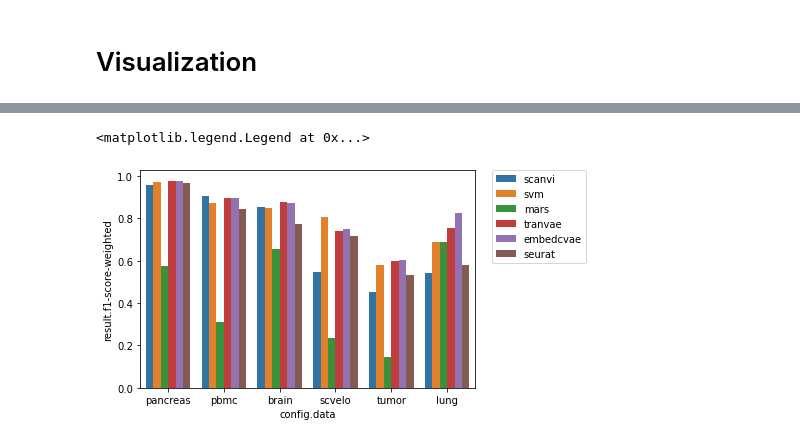
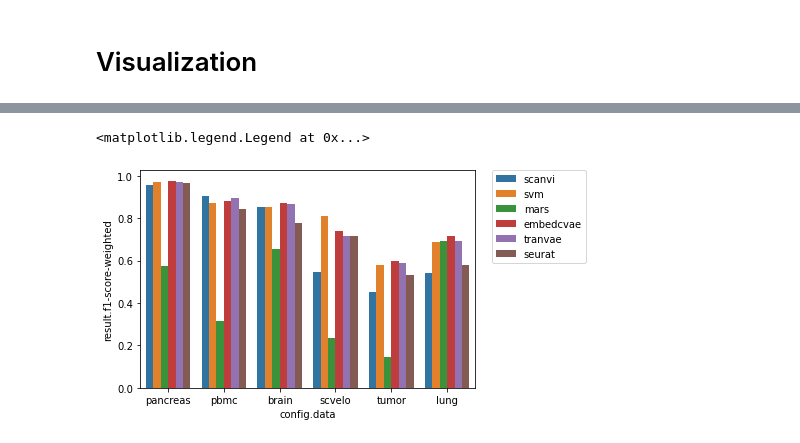
Before and after one commit to theislab/scPoli_reproduce, a Jupyter notebook: benchmarks/Benchmarks.ipynb, the cells around one changed output, grey strips where cells are left out. Cells and saved outputs as stored; diff of their text form; code cells hidden in the pictures.

```diff
--- a/benchmarks/Benchmarks.ipynb
+++ b/benchmarks/Benchmarks.ipynb
@@ -107,5 +107,6 @@ results['mars'] = results['mars'].assign(method='mars')
 # %% [markdown]
 # Get best results from hyperopt
 # %%
-results_lataq = seml.get_results('hyperparam_embedcvae', to_data_frame=True)
+results['embedcvae'] = seml.get_results('hyperparam_embedcvae', to_data_frame=True)
+results['tranvae'] = seml.get_results('hyperparam_tranvae', to_data_frame=True)
 # %%
@@ -138,7 +166,6 @@ results_lataq = seml.get_results('hyperparam_embedcvae', to_data_frame=True)
 # %%
 get = 'classification'
 
-results['embedcvae'] = results_lataq[results_lataq['config.model']=='embedcvae']
 for score in list(results['embedcvae']['result.integration_scores'].iloc[0].columns):
     results['embedcvae'][f'result.{score}'] = results['embedcvae']['result.integration_scores'].apply(
         lambda x: x[score]
@@ -387,11 +399,11 @@ plt.legend(bbox_to_anchor=(1.05, 1), loc=2, borderaxespad=0.)
 # %%
 sns.barplot(
     x='config.data',
     y='result.f1-score-weighted',
     hue='method',
-    data=results[results['method'].isin(classification_methods)]
+    data=results_df[results_df['method'].isin(classification_methods)]
 )
 plt.legend(bbox_to_anchor=(1.05, 1), loc=2, borderaxespad=0.)
 # %% [output]
 <matplotlib.legend.Legend at 0x...>
-[figure, old version]
+[figure, new version]
```
Also changed, not shown: parts of 7 cells of this notebook, 38 other files.
